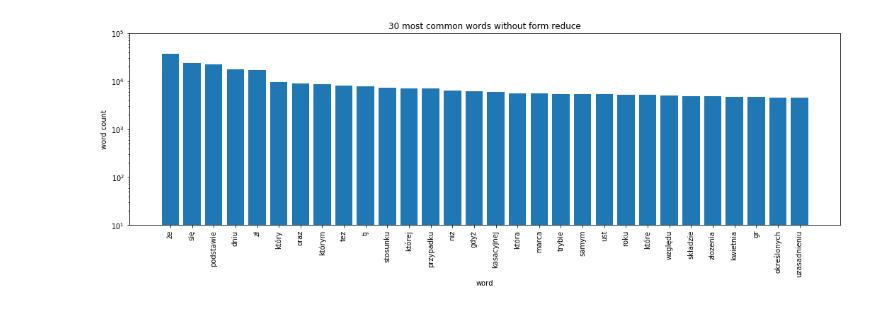
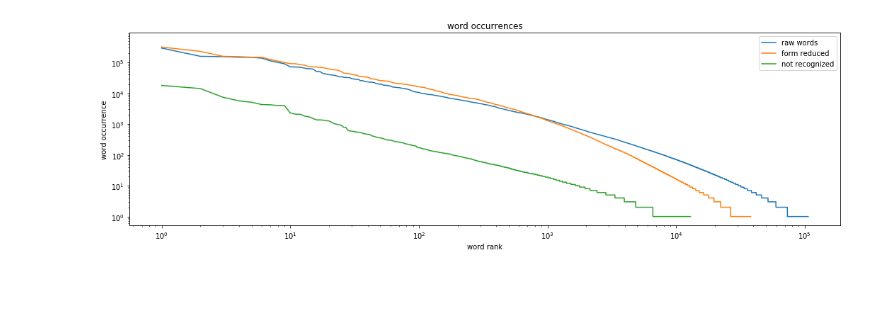
Before and after one commit to joanna-/NLP_homeworks, a Jupyter notebook: lab3/lab3.ipynb, the cells around one changed output. Drawn from its saved outputs; the diff is of its cells as text; code cells hidden in the pictures; blank space fills up the shorter version.

Commit message:
create better charts, tasks 1-5 completed

```diff
--- a/lab3/lab3.ipynb
+++ b/lab3/lab3.ipynb
@@ -16,6 +23,4 @@ generator = data_manager.judgments_generator(year=2009)
 # %%
-frequency_dict = {}
-
 def contain_digit(x):
     return re.search(r'\d', x) is not None
 
@@ -26,19 +31,7 @@ def is_roman_number(x):
     return False
 
 def remove_html(x):
-    return re.sub("<.*>", "", x["textContent"])
+    return re.sub("<[^>]*>", "", x)
 
-while True:
-    try:
-        content = generator.__next__()
-        text = remove_html(content)
-        for match in re.findall(r'\b\w+\b', text, re.UNICODE):
-            if not contain_digit(match) and not is_roman_number(match):
-                if match not in frequency_dict.keys():
-                    frequency_dict[match.lower()] = 0
-                frequency_dict[match.lower()] += 1
-    except StopIteration:
-        break
-
-import operator
-sorted_dict = sorted(frequency_dict.items(), key=lambda x: x[1], reverse=True)
+def remove_linebreaks(x):
+    return re.sub("-\n", "", x)
@@ -47,26 +66,32 @@ import codecs
 the_file = codecs.open('frequency_list.txt','w','utf-8')
 for word_count in sorted_dict:
     the_file.write('%s:%d\n' % (word_count[0], word_count[1]))
-# %%
-import matplotlib.pyplot as plt
-%matplotlib inline
-plt.figure(figsize=(18,5))
-
-sorted_dict = sorted_dict[:30]
-
-words = [word for (word, count) in sorted_dict[:30]]
-words_pos = [x for x in range(len(words))]
-counts = [count for (word, count) in sorted_dict[:30]]
-
-plt.bar(words_pos, counts, log=True)
-
-plt.title('30 most common words without form reduce')
-plt.xlabel('word')
-plt.ylabel('word count')
-plt.xticks(words_pos, words, rotation=90)
-
-plt.ylim(10e0, 10e4)
-
-print("")
-# %% [output]
-[figure, removed]
+# %%
+import matplotlib.pyplot as plt
+%matplotlib inline
+
+plt.figure(figsize=(18,5))
+
+counts = [count for (word, count) in sorted_dict]
+words = [x for x in range(len(counts))]
+plt.plot(words, counts, label='raw words')
+
+forms_sorted = sorted(forms_merged_dict.items(), key=lambda x: x[1], reverse=True)
+counts = [count for (word, count) in forms_sorted]
+words = [x for x in range(len(counts))]
+plt.plot(words, counts, label='form reduced')
+
+not_recognized_sorted = sorted(not_recognized.items(), key=lambda x: x[1], reverse=True)
+counts = [count for (word, count) in not_recognized_sorted]
+words = [x for x in range(len(counts))]
+plt.plot(words, counts, label='not recognized')
+
+plt.title('word occurrences')
+plt.xscale('log')
+plt.yscale('log')
+plt.xlabel('word rank')
+plt.ylabel('word occurrence')
+plt.legend()
+print("")
+# %% [output]
+[figure, added]
```
Also changed, not shown: parts of 4 cells of this notebook, 2 other files.
